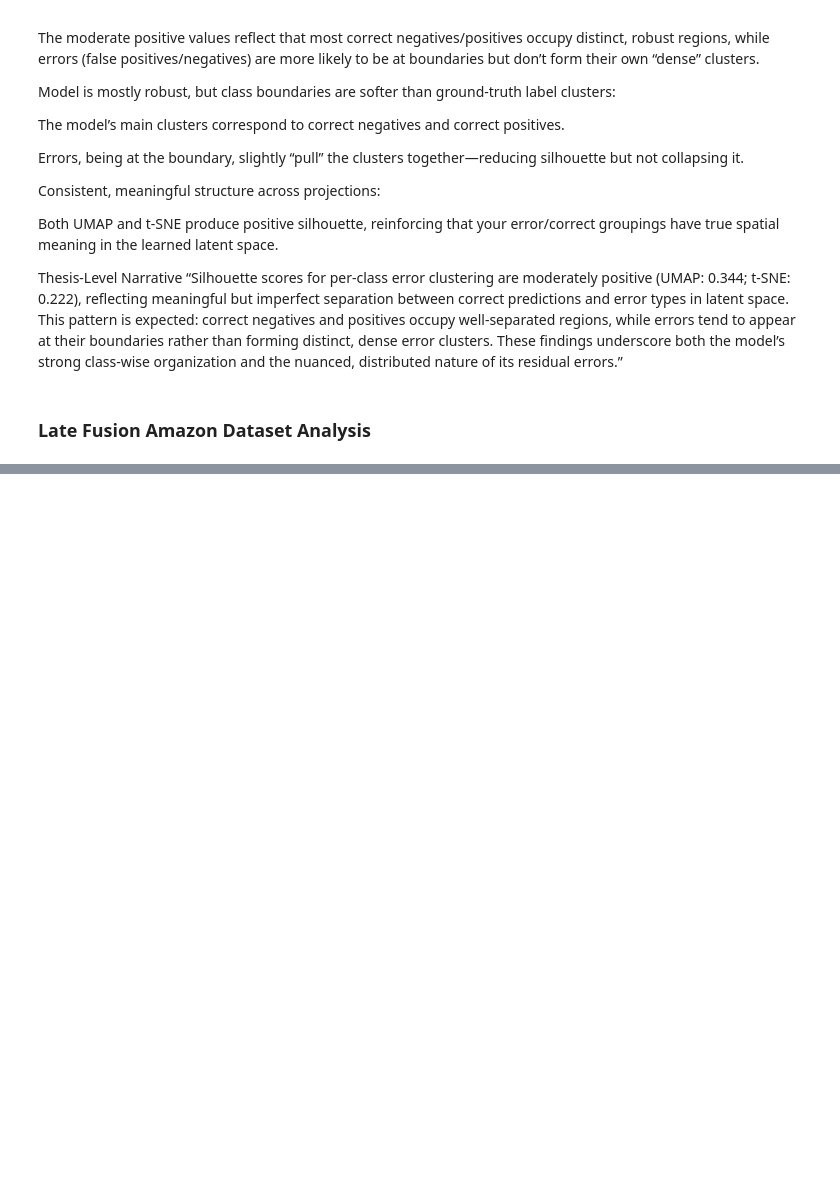
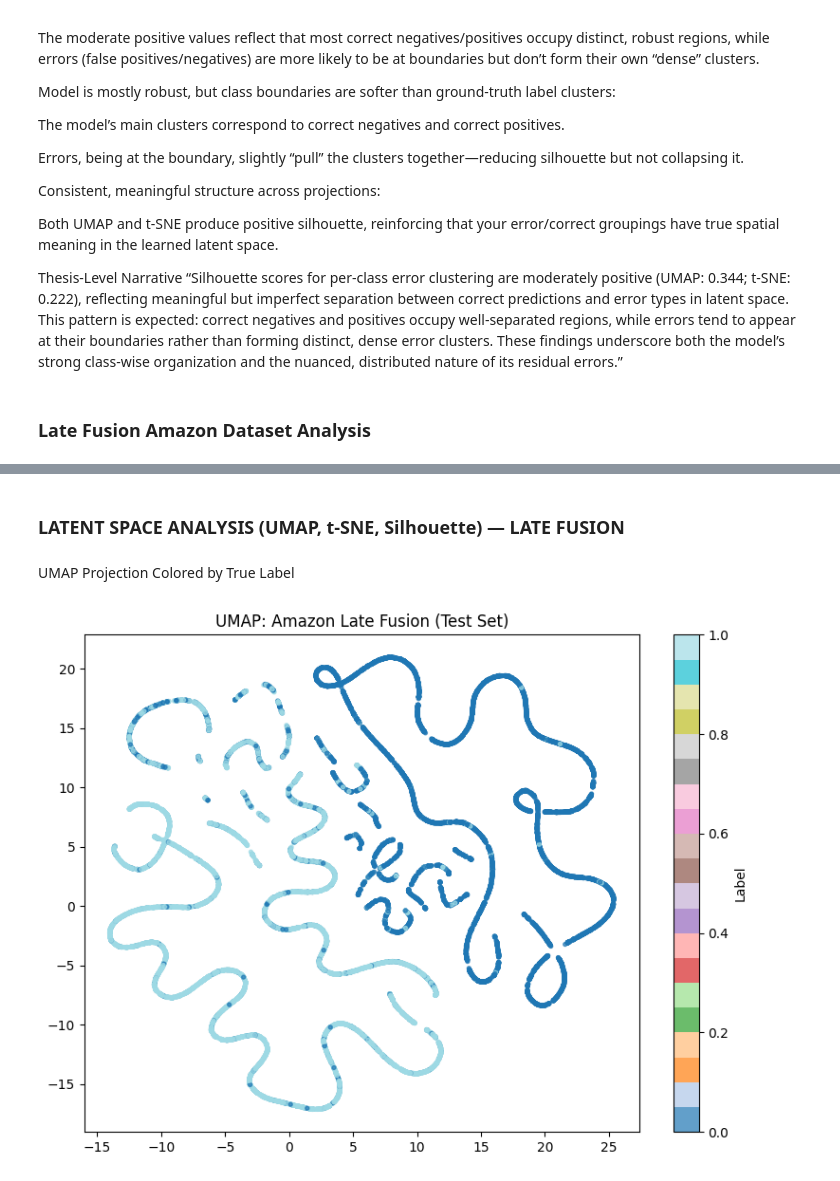
Before and after one commit to PM-0125/COmparative_Study_of_Multimodal_Represenations, a Jupyter notebook: notebooks/01_exploratory_amazon.ipynb, the cells around one changed output, grey strips where cells are left out. Cells and saved outputs as stored; diff of their text form; code cells hidden in the pictures; blank space fills up the shorter version.

Commit message:
late fusion analysis

```diff
--- a/notebooks/01_exploratory_amazon.ipynb
+++ b/notebooks/01_exploratory_amazon.ipynb
@@ -652,0 +688,28 @@ Thesis-Level Narrative
+# %%
+import numpy as np
+
+test_loader = dm.test_dataloader()
+all_logits, all_labels, all_embeddings = [], [], []
+num_samples, sample_count = 25000, 0
+
+with torch.no_grad():
+    for batch in test_loader:
+        for k in batch:
+            if isinstance(batch[k], torch.Tensor):
+                batch[k] = batch[k].cuda()
+        logits = model(batch)
+        # Get pooled features for latent analysis
+        pooled = model.text_encoder(
+            input_ids=batch['input_ids'],
+            attention_mask=batch['attention_mask']
+        ).last_hidden_state[:, 0, :]
+        all_logits.append(logits.cpu().numpy())
+        all_labels.append(batch["label"].cpu().numpy())
+        all_embeddings.append(pooled.cpu().numpy())
+        sample_count += logits.shape[0]
+        if sample_count >= num_samples:
+            break
+
+y_pred = np.concatenate([x.argmax(1) for x in all_logits])[:num_samples]
+y_true = np.concatenate(all_labels)[:num_samples]
+embeddings = np.concatenate(all_embeddings)[:num_samples]
@@ -652,0 +797,9 @@ Thesis-Level Narrative
+# %% [markdown]
+### LATENT SPACE ANALYSIS (UMAP, t-SNE, Silhouette) — LATE FUSION
+# %% [markdown]
+UMAP Projection Colored by True Label
+# %%
+umap_emb_late = compute_umap(embeddings)
+plot_umap(umap_emb_late, labels=y_true, title="UMAP: Amazon Late Fusion (Test Set)")
+# %% [output]
+[figure, added]
```
Also changed, not shown: parts of 31 cells of this notebook.
